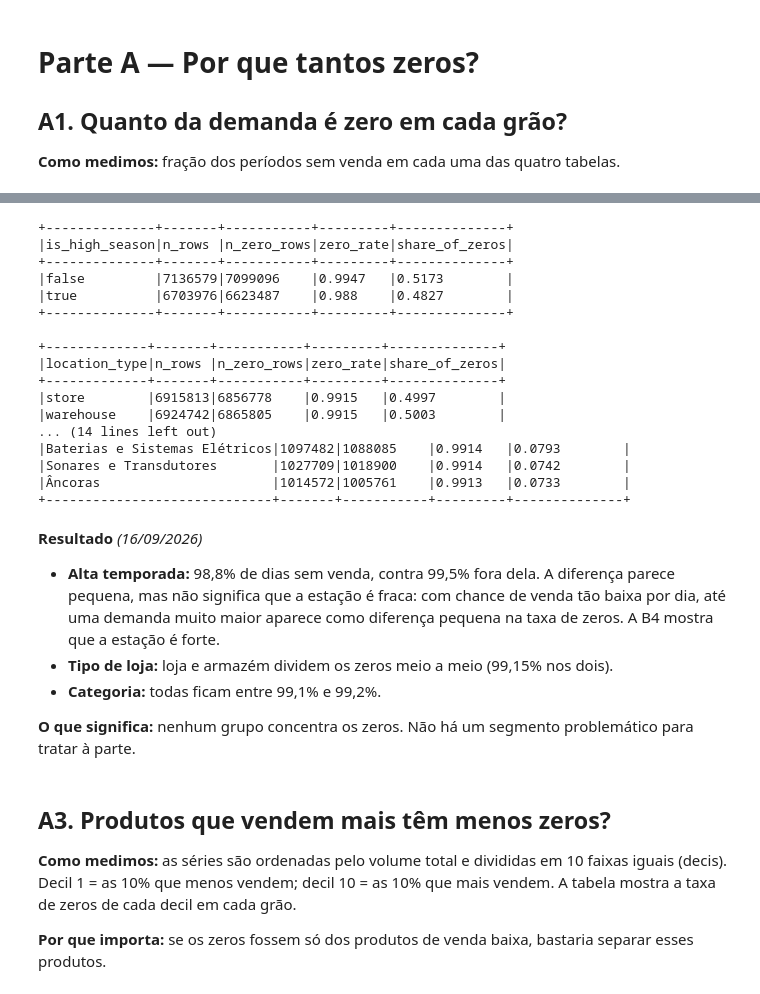
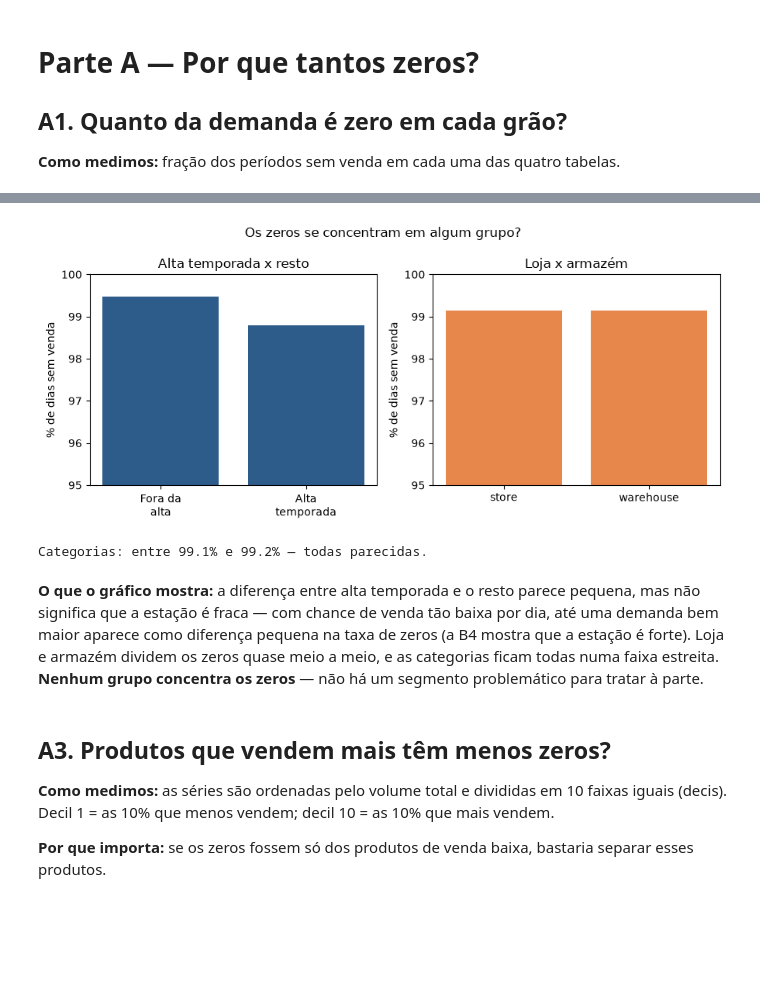
Before and after one commit to gusdiaso/lh_nautical_athena, a Jupyter notebook: notebooks/ml/01_eda_demand_zeros.ipynb, the cells around one changed output, grey strips where cells are left out. Drawn from its saved outputs; the diff is of its cells as text; code cells hidden in the pictures; blank space fills up the shorter version.

```diff
--- a/notebooks/ml/01_eda_demand_zeros.ipynb
+++ b/notebooks/ml/01_eda_demand_zeros.ipynb
@@ -126,39 +127,37 @@ Agregar reduz bastante os zeros, mas mesmo no mensal 3 em cada 4 meses de uma s
 # %%
 daily_segmented = add_segment_columns(daily_df, daily_config.gold_table, date_col=daily_config.date_col)
 
-zero_rate_by(daily_segmented, ["is_high_season"]).show(truncate=False)
-zero_rate_by(daily_segmented, ["location_type"]).show(truncate=False)
-zero_rate_by(daily_segmented, ["category_name"]).show(50, truncate=False)
+season = zero_rate_by(daily_segmented, ["is_high_season"]).toPandas()
+store_type = zero_rate_by(daily_segmented, ["location_type"]).toPandas()
+by_category = zero_rate_by(daily_segmented, ["category_name"]).toPandas()
+
+fig, axes = plt.subplots(1, 2, figsize=(9, 4))
+
+season_labels = season["is_high_season"].map({True: "Alta\ntemporada", False: "Fora da\nalta"})
+axes[0].bar(season_labels, season["zero_rate"] * 100, color=CORES[0])
+axes[0].set_title("Alta temporada x resto")
+
+axes[1].bar(store_type["location_type"], store_type["zero_rate"] * 100, color=CORES[1])
+axes[1].set_title("Loja x armazém")
+
+for ax in axes:
+    ax.set_ylim(95, 100)
+    ax.set_ylabel("% de dias sem venda")
+
+plt.suptitle("Os zeros se concentram em algum grupo?")
+plt.tight_layout()
+plt.show()
+
+print(f"Categorias: entre {by_category['zero_rate'].min():.1%} e {by_category['zero_rate'].max():.1%} — todas parecidas.")
 # %% [output]
+[figure, added]
-+--------------+-------+-----------+---------+--------------+
-|is_high_season|n_rows |n_zero_rows|zero_rate|share_of_zeros|
-+--------------+-------+-----------+---------+--------------+
-|false         |7136579|7099096    |0.9947   |0.5173        |
-|true          |6703976|6623487    |0.988    |0.4827        |
-+--------------+-------+-----------+---------+--------------+
-
-+-------------+-------+-----------+---------+--------------+
-|location_type|n_rows |n_zero_rows|zero_rate|share_of_zeros|
-+-------------+-------+-----------+---------+--------------+
-|store        |6915813|6856778    |0.9915   |0.4997        |
-|warehouse    |6924742|6865805    |0.9915   |0.5003        |
-... (14 lines left out)
-|Baterias e Sistemas Elétricos|1097482|1088085    |0.9914   |0.0793        |
-|Sonares e Transdutores       |1027709|1018900    |0.9914   |0.0742        |
-|Âncoras                      |1014572|1005761    |0.9913   |0.0733        |
-+-----------------------------+-------+-----------+---------+--------------+
+Categorias: entre 99.1% e 99.2% — todas parecidas.
 # %% [markdown]
-**Resultado** *(16/09/2026)*
-
-- **Alta temporada:** 98,8% de dias sem venda, contra 99,5% fora dela. A diferença parece pequena, mas não significa que a estação é fraca: com chance de venda tão baixa por dia, até uma demanda muito maior aparece como diferença pequena na taxa de zeros. A B4 mostra que a estação é forte.
-- **Tipo de loja:** loja e armazém dividem os zeros meio a meio (99,15% nos dois).
-- **Categoria:** todas ficam entre 99,1% e 99,2%.
-
-**O que significa:** nenhum grupo concentra os zeros. Não há um segmento problemático para tratar à parte.
+**O que o gráfico mostra:** a diferença entre alta temporada e o resto parece pequena, mas não significa que a estação é fraca — com chance de venda tão baixa por dia, até uma demanda bem maior aparece como diferença pequena na taxa de zeros (a B4 mostra que a estação é forte). Loja e armazém dividem os zeros quase meio a meio, e as categorias ficam todas numa faixa estreita. **Nenhum grupo concentra os zeros** — não há um segmento problemático para tratar à parte.
 # %% [markdown]
 ## A3. Produtos que vendem mais têm menos zeros?
 
-**Como medimos:** as séries são ordenadas pelo volume total e divididas em 10 faixas iguais (decis). Decil 1 = as 10% que menos vendem; decil 10 = as 10% que mais vendem. A tabela mostra a taxa de zeros de cada decil em cada grão.
+**Como medimos:** as séries são ordenadas pelo volume total e divididas em 10 faixas iguais (decis). Decil 1 = as 10% que menos vendem; decil 10 = as 10% que mais vendem.
 
 **Por que importa:** se os zeros fossem só dos produtos de venda baixa, bastaria separar esses produtos.
 # %%
```
Also changed, not shown: parts of 36 cells of this notebook, 3 other files.
